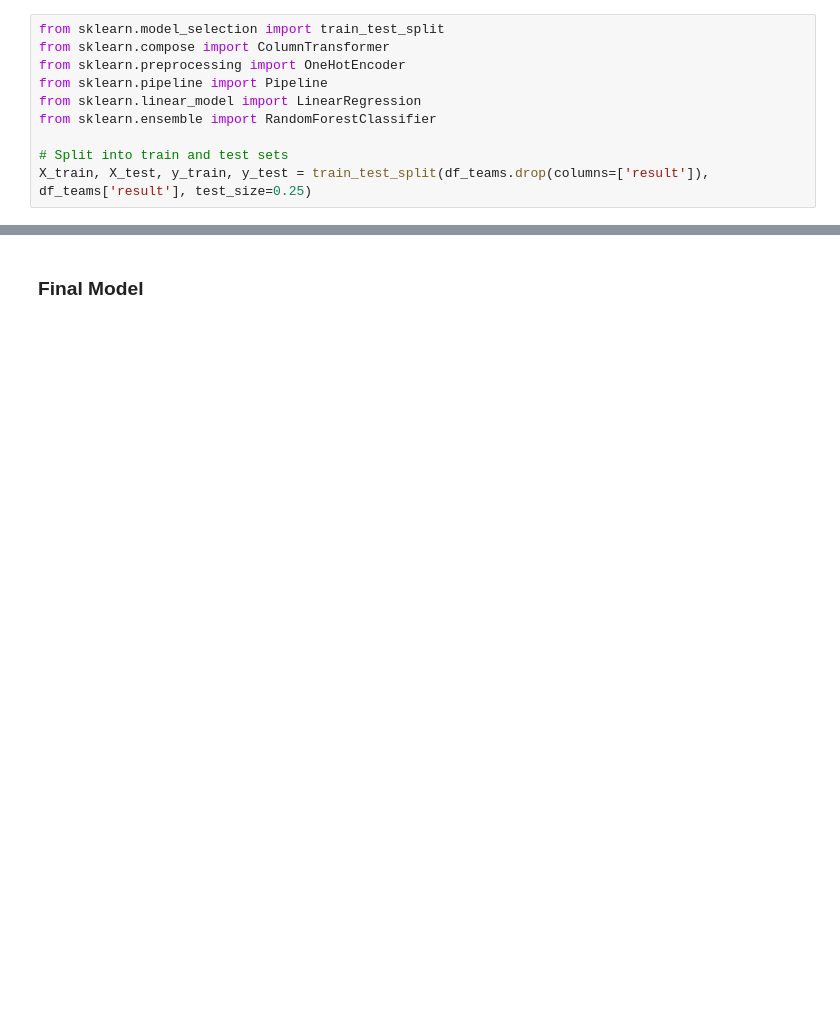
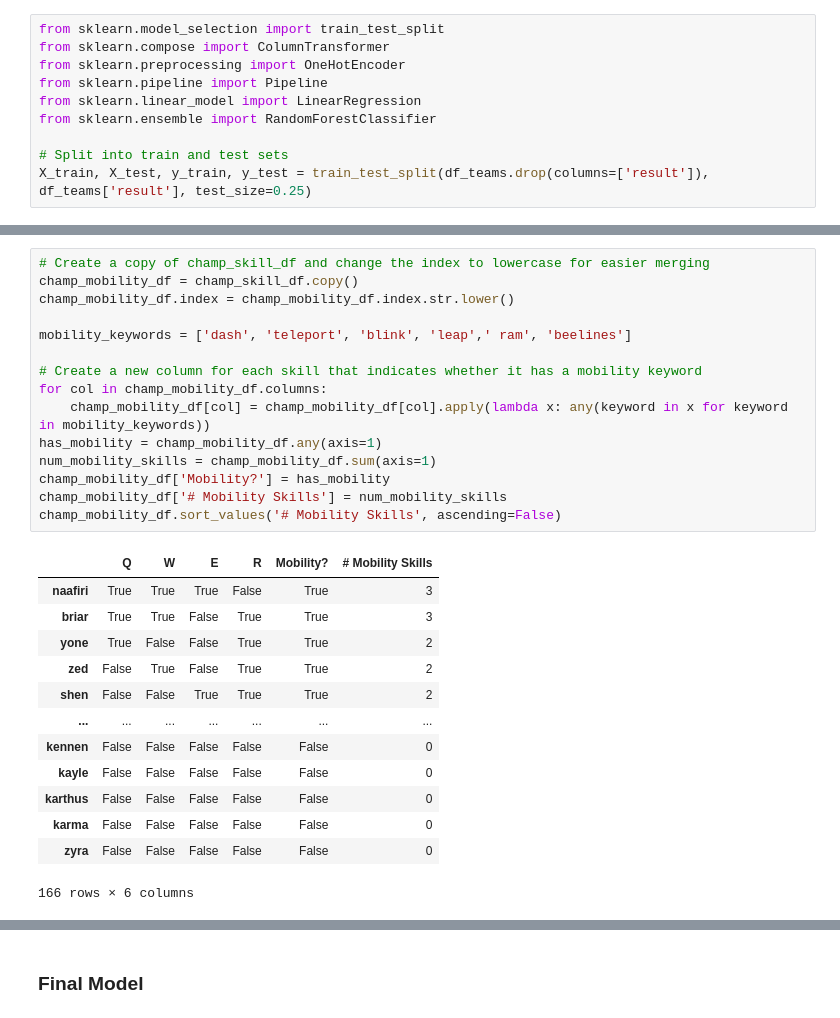
Before and after one commit to kingof2s/League-pro-predictions-, a Jupyter notebook: p5.ipynb, the cells around one changed output, grey strips where cells are left out. Cells and saved outputs as stored; diff of their text form; blank space fills up the shorter version.

```diff
--- a/p5.ipynb
+++ b/p5.ipynb
@@ -280,0 +380,29 @@ F1:         0.7553
+# %%
+# Create a copy of champ_skill_df and change the index to lowercase for easier merging
+champ_mobility_df = champ_skill_df.copy()
+champ_mobility_df.index = champ_mobility_df.index.str.lower()
+
+mobility_keywords = ['dash', 'teleport', 'blink', 'leap',' ram', 'beelines']
+
+# Create a new column for each skill that indicates whether it has a mobility keyword
+for col in champ_mobility_df.columns:
+    champ_mobility_df[col] = champ_mobility_df[col].apply(lambda x: any(keyword in x for keyword in mobility_keywords))
+has_mobility = champ_mobility_df.any(axis=1)
+num_mobility_skills = champ_mobility_df.sum(axis=1)
+champ_mobility_df['Mobility?'] = has_mobility
+champ_mobility_df['# Mobility Skills'] = num_mobility_skills
+champ_mobility_df.sort_values('# Mobility Skills', ascending=False)
+# %% [output]
+|  | Q | W | E | R | Mobility? | # Mobility Skills |
+| naafiri | True | True | True | False | True | 3 |
+| briar | True | True | False | True | True | 3 |
+| yone | True | False | False | True | True | 2 |
+| zed | False | True | False | True | True | 2 |
+| shen | False | False | True | True | True | 2 |
+| ... | ... | ... | ... | ... | ... | ... |
+| kennen | False | False | False | False | False | 0 |
+| kayle | False | False | False | False | False | 0 |
+| karthus | False | False | False | False | False | 0 |
+| karma | False | False | False | False | False | 0 |
+| zyra | False | False | False | False | False | 0 |
+166 rows × 6 columns
```
Also changed, not shown: parts of 27 cells of this notebook, 1 other file.
